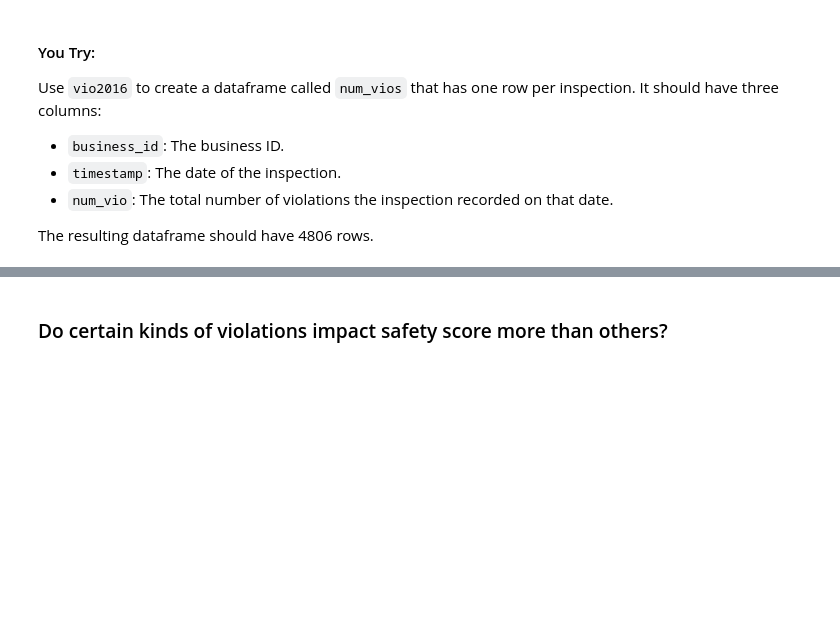
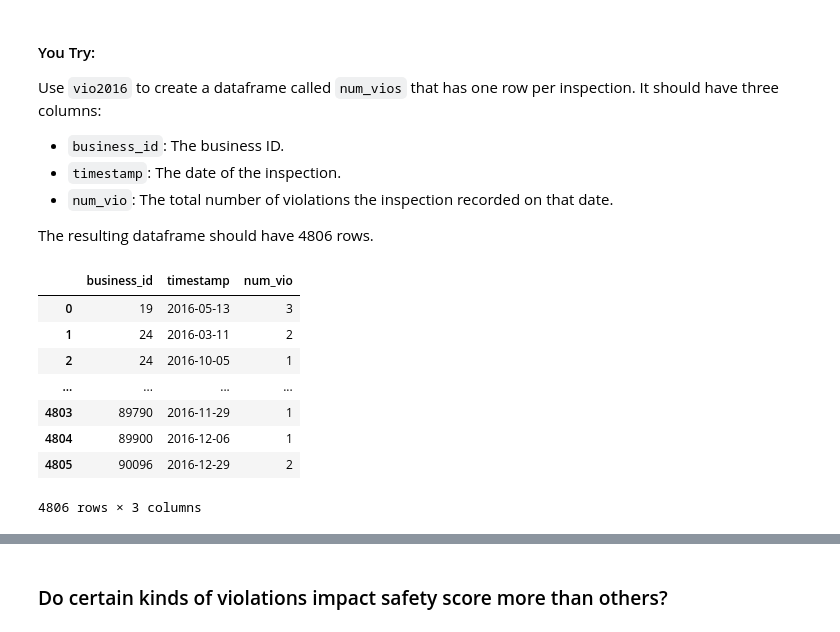
Before and after one commit to Ashahet1/Datascience, a Jupyter notebook: BootCamp_Oreilly/lab01.ipynb, the cells around one changed output, grey strips where cells are left out. Cells and saved outputs as stored; diff of their text form; code cells hidden in the pictures; blank space fills up the shorter version.

```diff
--- a/BootCamp_Oreilly/lab01.ipynb
+++ b/BootCamp_Oreilly/lab01.ipynb
@@ -434,3 +605,18 @@ The resulting dataframe should have 4806 rows.
+# %%
+num_vios = vio2016.groupby(['business_id', 'timestamp'])['business_id'].count().reset_index(name='num_vio')
+# rename
+num_vios = num_vios.rename(columns={'violation_id': 'num_violations'})
+num_vios
+# %% [output]
+|  | business_id | timestamp | num_vio |
+| 0 | 19 | 2016-05-13 | 3 |
+| 1 | 24 | 2016-03-11 | 2 |
+| 2 | 24 | 2016-10-05 | 1 |
+| ... | ... | ... | ... |
+| 4803 | 89790 | 2016-11-29 | 1 |
+| 4804 | 89900 | 2016-12-06 | 1 |
+| 4805 | 90096 | 2016-12-29 | 2 |
+4806 rows × 3 columns
 # %%
 ins_and_num_vios = ins2016.merge(num_vios, on=['business_id', 'timestamp'], how='left')
 ins_and_num_vios
```
Also changed, not shown: parts of 44 cells of this notebook.
